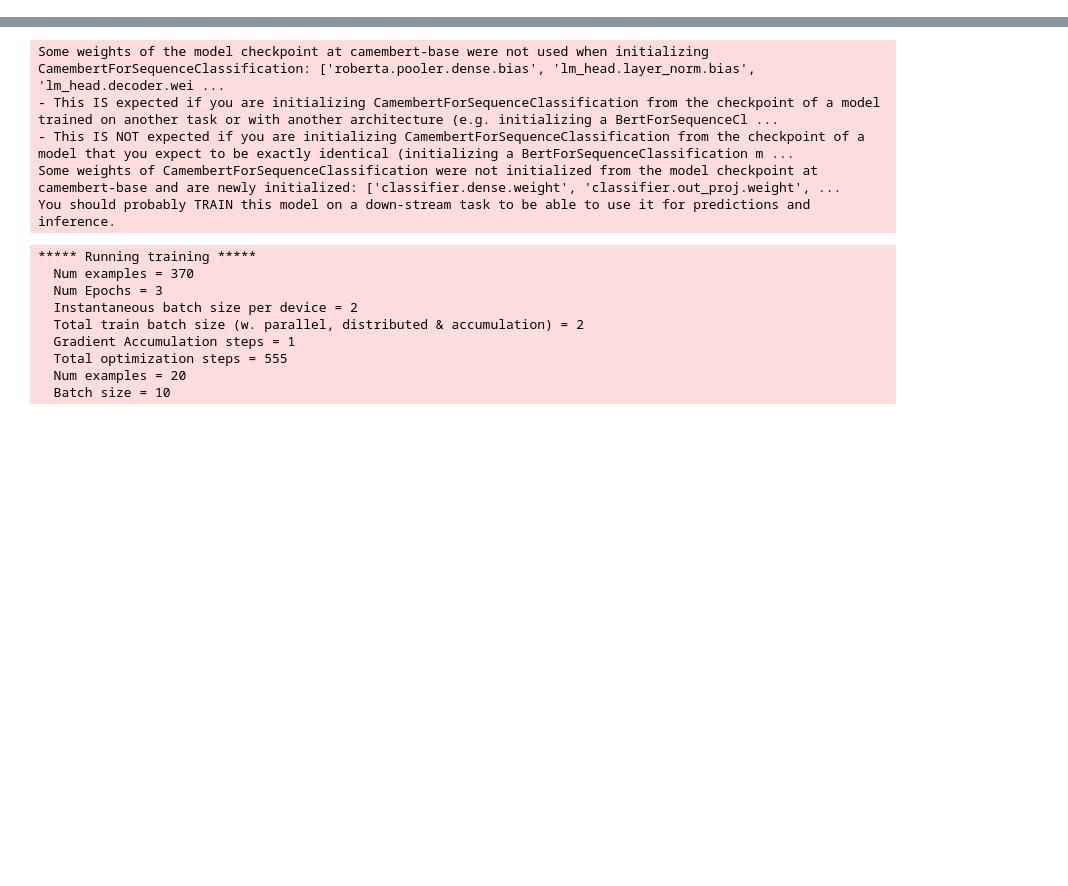
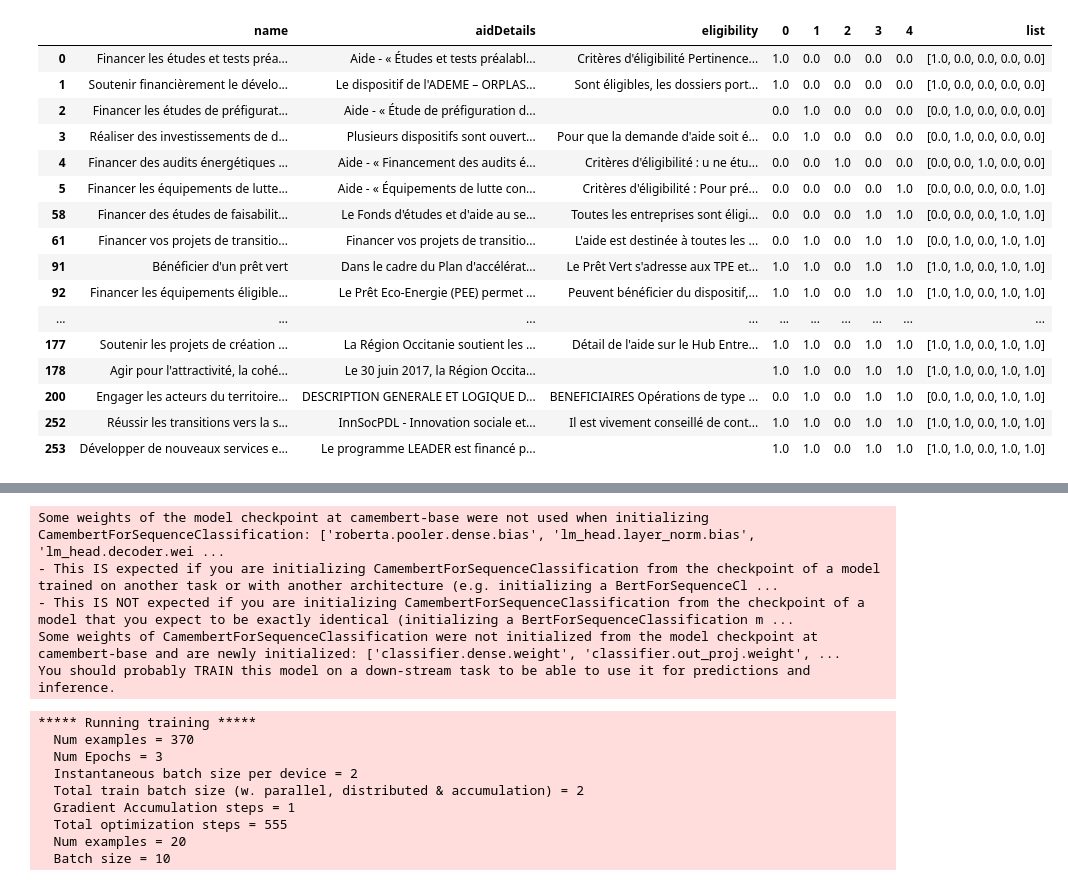
Before and after one commit to dataforgoodfr/offseason_missiontransition_categorisation, a Jupyter notebook: notebooks/train.ipynb, the cells around one changed output, grey strips where cells are left out. Drawn from its saved outputs; the diff is of its cells as text; code cells hidden in the pictures; blank space fills up the shorter version.

```diff
--- a/notebooks/train.ipynb
+++ b/notebooks/train.ipynb
@@ -64,0 +212,7 @@ df
+# %%
+max_length = 512
+DF["text"] = DF[["name", "aidDetails"]].apply(lambda x: ". ".join(x), axis=1).reset_index(drop=True)
+# %%
+DF["text"] = DF["name"]
+# %%
+DF.columns = ["name", "aidDetails", "eligibility", 0, 1, 2, 3, 4]
@@ -65 +255,23 @@ df
+# %%
+DF["list"] = DF[range(5)].apply(lambda x: [e for e in x], axis=1)
+# %%
+DF
+# %% [output]
+|  | name | aidDetails | eligibility | 0 | 1 | 2 | 3 | 4 | list |
+| 0 | Financer les études et tests préa... | Aide - « Études et tests préalabl... | Critères d'éligibilité Pertinence... | 1.0 | 0.0 | 0.0 | 0.0 | 0.0 | [1.0, 0.0, 0.0, 0.0, 0.0] |
+| 1 | Soutenir financièrement le dévelo... | Le dispositif de l'ADEME – ORPLAS... | Sont éligibles, les dossiers port... | 1.0 | 0.0 | 0.0 | 0.0 | 0.0 | [1.0, 0.0, 0.0, 0.0, 0.0] |
+| 2 | Financer les études de préfigurat... | Aide - « Étude de préfiguration d... |  | 0.0 | 1.0 | 0.0 | 0.0 | 0.0 | [0.0, 1.0, 0.0, 0.0, 0.0] |
+| 3 | Réaliser des investissements de d... | Plusieurs dispositifs sont ouvert... | Pour que la demande d'aide soit é... | 0.0 | 1.0 | 0.0 | 0.0 | 0.0 | [0.0, 1.0, 0.0, 0.0, 0.0] |
+| 4 | Financer des audits énergétiques ... | Aide - « Financement des audits é... | Critères d'éligibilité : u ne étu... | 0.0 | 0.0 | 1.0 | 0.0 | 0.0 | [0.0, 0.0, 1.0, 0.0, 0.0] |
+| 5 | Financer les équipements de lutte... | Aide - « Équipements de lutte con... | Critères d'éligibilité : Pour pré... | 0.0 | 0.0 | 0.0 | 0.0 | 1.0 | [0.0, 0.0, 0.0, 0.0, 1.0] |
+| 58 | Financer des études de faisabilit... | Le Fonds d'études et d'aide au se... | Toutes les entreprises sont éligi... | 0.0 | 0.0 | 0.0 | 1.0 | 1.0 | [0.0, 0.0, 0.0, 1.0, 1.0] |
+| 61 | Financer vos projets de transitio... | Financer vos projets de transitio... | L'aide est destinée à toutes les ... | 0.0 | 1.0 | 0.0 | 1.0 | 1.0 | [0.0, 1.0, 0.0, 1.0, 1.0] |
+| 91 | Bénéficier d'un prêt vert | Dans le cadre du Plan d'accélérat... | Le Prêt Vert s'adresse aux TPE et... | 1.0 | 1.0 | 0.0 | 1.0 | 1.0 | [1.0, 1.0, 0.0, 1.0, 1.0] |
+| 92 | Financer les équipements éligible... | Le Prêt Eco-Energie (PEE) permet ... | Peuvent bénéficier du dispositif,... | 1.0 | 1.0 | 0.0 | 1.0 | 1.0 | [1.0, 1.0, 0.0, 1.0, 1.0] |
+| ... | ... | ... | ... | ... | ... | ... | ... | ... | ... |
+| 177 | Soutenir les projets de création ... | La Région Occitanie soutient les ... | Détail de l'aide sur le Hub Entre... | 1.0 | 1.0 | 0.0 | 1.0 | 1.0 | [1.0, 1.0, 0.0, 1.0, 1.0] |
+| 178 | Agir pour l'attractivité, la cohé... | Le 30 juin 2017, la Région Occita... |  | 1.0 | 1.0 | 0.0 | 1.0 | 1.0 | [1.0, 1.0, 0.0, 1.0, 1.0] |
+| 200 | Engager les acteurs du territoire... | DESCRIPTION GENERALE ET LOGIQUE D... | BENEFICIAIRES Opérations de type ... | 0.0 | 1.0 | 0.0 | 1.0 | 1.0 | [0.0, 1.0, 0.0, 1.0, 1.0] |
+| 252 | Réussir les transitions vers la s... | InnSocPDL - Innovation sociale et... | Il est vivement conseillé de cont... | 1.0 | 1.0 | 0.0 | 1.0 | 1.0 | [1.0, 1.0, 0.0, 1.0, 1.0] |
+| 253 | Développer de nouveaux services e... | Le programme LEADER est financé p... |  | 1.0 | 1.0 | 0.0 | 1.0 | 1.0 | [1.0, 1.0, 0.0, 1.0, 1.0] |
 # %%
```
Also changed, not shown: parts of 32 cells of this notebook, 17 other files.
